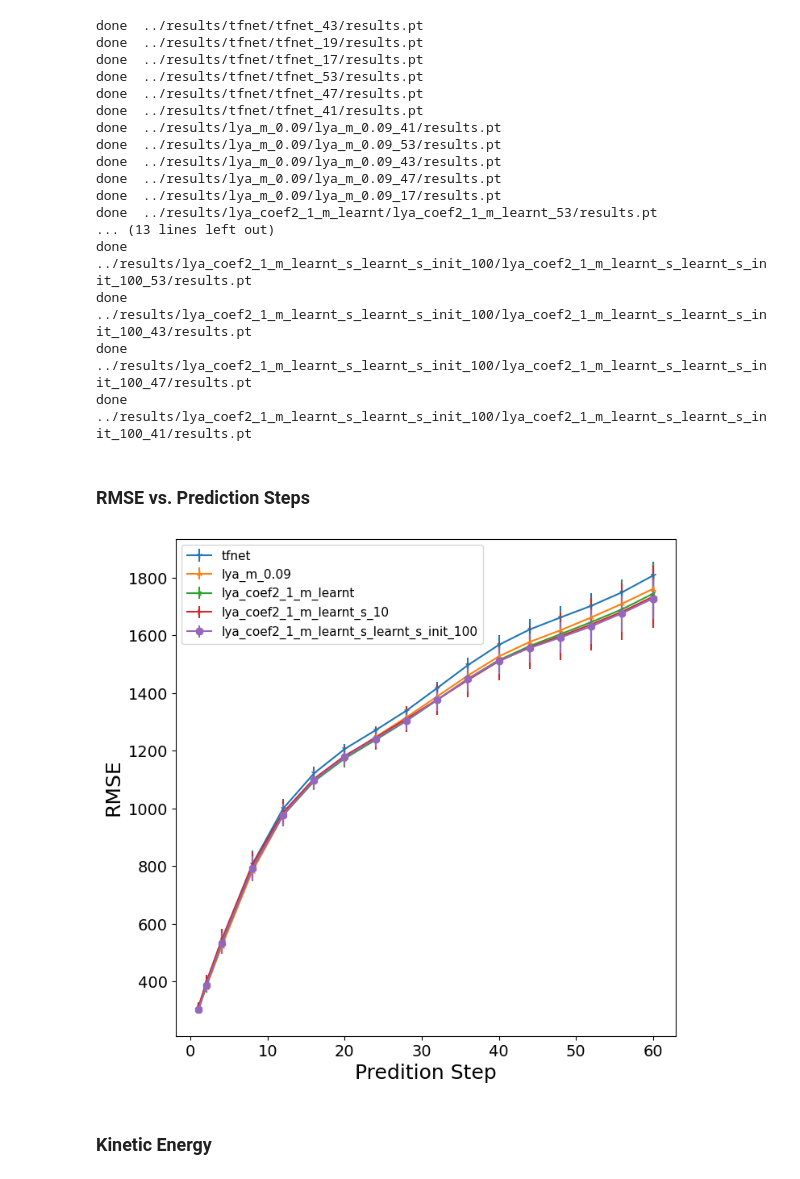
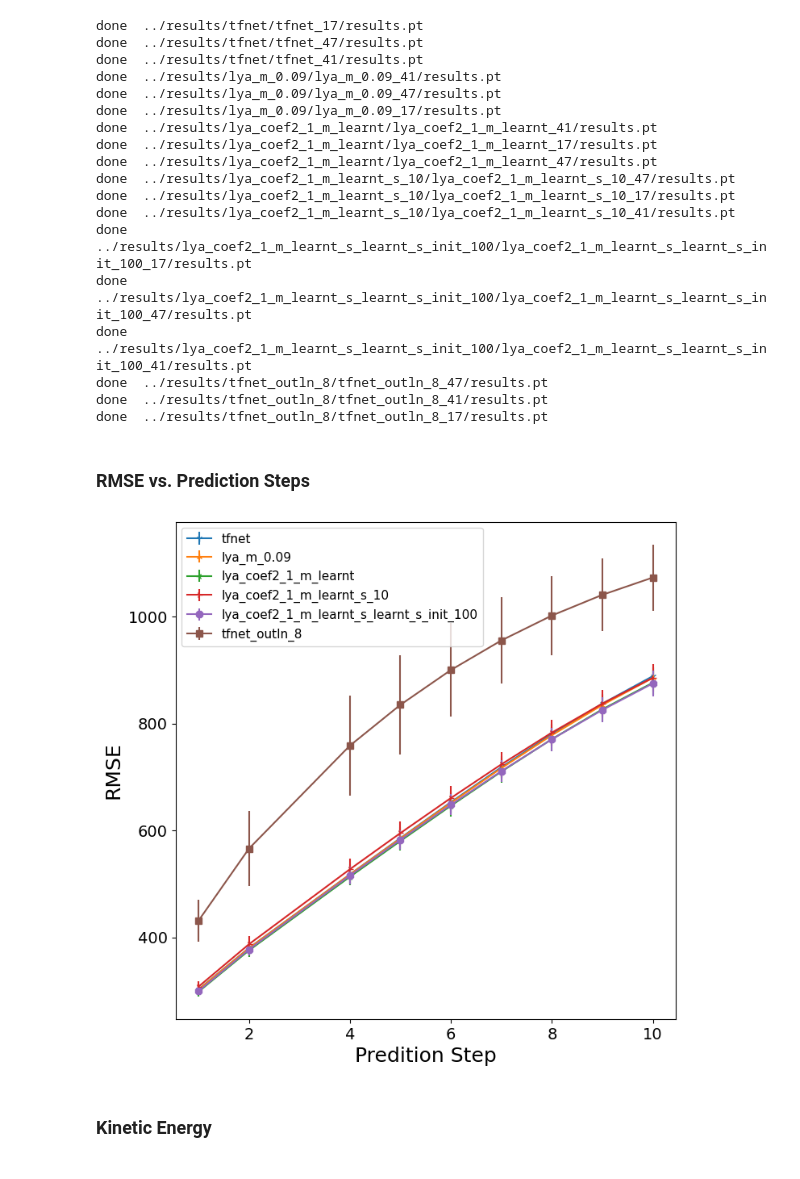
Before and after one commit to Rose-STL-Lab/Turbulent-Flow-Net, a Jupyter notebook: Evaluation/Evaluation.ipynb, the cells around one changed output. Drawn from its saved outputs; the diff is of its cells as text; code cells hidden in the pictures.

Commit message:
Visualization and Different Transform for different data

```diff
--- a/Evaluation/Evaluation.ipynb
+++ b/Evaluation/Evaluation.ipynb
@@ -49,7 +49,7 @@ def get_files_individual(_list):
     return d
 
 test = ''
-SEEDS = [17, 19, 41, 43, 47, 53]
+SEEDS = [17,41,47]
 
 check_seed = lambda x, _seeds: int(x.rsplit("_", 1)[1]) in _seeds
 
@@ -58,8 +58,8 @@ check_seed = lambda x, _seeds: int(x.rsplit("_", 1)[1]) in _seeds
 
 # ============================================================== rbc_data =============================================================
 
-avg = -0.7982
-stds = 4506.0068
+alpha = -0.8027
+beta = 4503.7119
 
 data = 'rbc_data'
 files = ["tfnet",
@@ -68,22 +68,27 @@ files = ["tfnet",
         # "lya--use_time_coef2_1_m_learnt",
         "lya_coef2_1_m_learnt_s_10",
         "lya_coef2_1_m_learnt_s_learnt_s_init_100",
+        "tfnet_outln_8"
         ]
 
 
-# files = ["lya_coef2_1_m_learnt_s_learnt_s_init_100"]
+# files = ["tfnet_outln_8"]
 
 # ============================================================= data5===========================================================================
 
 
 # data = 'data5.pt'
-# avg = 0
-# stds = 0.2960
-# files = ["tfnet_data5", "lya_data5_coef2_1_m_learnt_s_300_outln_7"]
+# alpha = 0
+# beta = 0.2960
+# files = ["tfnet_data5", "tfnet_data5_outln_7", "tfnet_data5_outln_30"]
 
-# # files = ["lya_data5_coef2_1_m_learnt_s_300_outln_7"]
+# files = ["tfnet_data5_outln_30"]
+
+
 
 seeds = SEEDS
+remove_seeds = []
+seeds = [i for i in seeds if i not in remove_seeds]
 graphs={}
 if len(files) > 1:
     for k in files:
@@ -96,23 +101,24 @@ else:
         if check_seed(v, seeds):
             graphs[k] = get_files(v + f"/results{test}.pt")
 # %% [output]
-done  ../results/tfnet/tfnet_43/results.pt
-done  ../results/tfnet/tfnet_19/results.pt
 done  ../results/tfnet/tfnet_17/results.pt
-done  ../results/tfnet/tfnet_53/results.pt
 done  ../results/tfnet/tfnet_47/results.pt
 done  ../results/tfnet/tfnet_41/results.pt
 done  ../results/lya_m_0.09/lya_m_0.09_41/results.pt
-done  ../results/lya_m_0.09/lya_m_0.09_53/results.pt
-done  ../results/lya_m_0.09/lya_m_0.09_43/results.pt
 done  ../results/lya_m_0.09/lya_m_0.09_47/results.pt
 done  ../results/lya_m_0.09/lya_m_0.09_17/results.pt
-done  ../results/lya_coef2_1_m_learnt/lya_coef2_1_m_learnt_53/results.pt
-... (13 lines left out)
-done  ../results/lya_coef2_1_m_learnt_s_learnt_s_init_100/lya_coef2_1_m_learnt_s_learnt_s_init_100_53/results.pt
-done  ../results/lya_coef2_1_m_learnt_s_learnt_s_init_100/lya_coef2_1_m_learnt_s_learnt_s_init_100_43/results.pt
+done  ../results/lya_coef2_1_m_learnt/lya_coef2_1_m_learnt_41/results.pt
+done  ../results/lya_coef2_1_m_learnt/lya_coef2_1_m_learnt_17/results.pt
+done  ../results/lya_coef2_1_m_learnt/lya_coef2_1_m_learnt_47/results.pt
+done  ../results/lya_coef2_1_m_learnt_s_10/lya_coef2_1_m_learnt_s_10_47/results.pt
+done  ../results/lya_coef2_1_m_learnt_s_10/lya_coef2_1_m_learnt_s_10_17/results.pt
+done  ../results/lya_coef2_1_m_learnt_s_10/lya_coef2_1_m_learnt_s_10_41/results.pt
+done  ../results/lya_coef2_1_m_learnt_s_learnt_s_init_100/lya_coef2_1_m_learnt_s_learnt_s_init_100_17/results.pt
 done  ../results/lya_coef2_1_m_learnt_s_learnt_s_init_100/lya_coef2_1_m_learnt_s_learnt_s_init_100_47/results.pt
 done  ../results/lya_coef2_1_m_learnt_s_learnt_s_init_100/lya_coef2_1_m_learnt_s_learnt_s_init_100_41/results.pt
+done  ../results/tfnet_outln_8/tfnet_outln_8_47/results.pt
+done  ../results/tfnet_outln_8/tfnet_outln_8_41/results.pt
+done  ../results/tfnet_outln_8/tfnet_outln_8_17/results.pt
 # %%
 # colors = ["k", "tab:orange", "tab:blue", "tab:red", "tab:green", "tab:purple", "tab:brown", "tab:grey", "tab:pink"]
 # title = ["Target", "Con TF-net", "TF-net", "U_net",  "GAN",  "ResNet", "ConvLSTM",  "SST",  "DHPM"]#"U_con",
@@ -124,31 +130,31 @@ markers = ["1","2","3","4","8","s","p","P","*","h","H","+","x","X","D","d",".","
 ### RMSE vs. Prediction Steps
 # %%
 fig=plt.figure(figsize=(8, 8))
-idx = np.array([0,1] + list(range(3,60,4))+[59])
-# idx = np.array([0,1] + list(range(3,10,)))
+# idx = np.array([0,1] + list(range(3,60,4))+[59])
+idx = np.array([0,1] + list(range(3,10,)))
 # plt.plot(idx+1, tf_con['loss_curve'][idx]*stds, label = "Con TF-net", marker=markers[1], linewidth = 1.5, color = colors[1])
 # plt.plot(idx+1,  tf['loss_curve'][idx]*stds, label = "TF-net", marker=markers[2], linewidth = 3, color = colors[2])
 # plt.plot(idx+1, u['loss_curve'][idx]*stds, label = "U_net", marker=markers[3], linewidth = 1.5, color = colors[3])
 # plt.plot(idx+1, gan['loss_curve'][idx]*stds, label = "GAN", marker=markers[4], linewidth = 1.5, color = colors[4])
 # plt.plot(idx+1, cnn['loss_curve'][idx]*stds, label = "ResNet", marker= markers[5], linewidth = 1.5, color = colors[5])
 # plt.plot(idx+1, convlstm['loss_curve'][idx]*stds, label = "ConvLSTM", marker= markers[6], linewidth = 1.5, color = colors[6])
 # plt.plot(idx+1, sst['loss_curve'][idx]*stds, label = "SST", marker= markers[7], linewidth = 1.5, color = colors[7])
 # plt.plot(idx+1, dhpm['loss_curve'][idx]*stds, label = "DHPM", marker=markers[8], linewidth = 1.5, color = colors[8])
 
 for i,v in enumerate(graphs.items()):
     k,v=v
-    plt.errorbar(idx+1, v[0][idx]*stds, v[1][idx]*stds, label = k, linewidth = 1.5, marker=markers[i])
+    plt.errorbar(idx+1, v[0][idx]*beta + alpha, v[1][idx]*beta + alpha, label = k, linewidth = 1.5, marker=markers[i])
 
 
 plt.ylabel("RMSE", size = 18)
 plt.xlabel("Predition Step", size = 18)
 plt.legend(fontsize=11)
 plt.xticks(fontsize=14)
 plt.yticks(fontsize=14)
 #plt.savefig("rmse_horizon.png", dpi = 400, bbox_inches = 'tight')
 plt.show()
 # %% [output]
-[figure, old version]
+[figure, new version]
 # %%
 # coef2 1 is the best so far in all setting
 # lya_coef2_1_m_0.09
```
Also changed, not shown: 8 other files.
